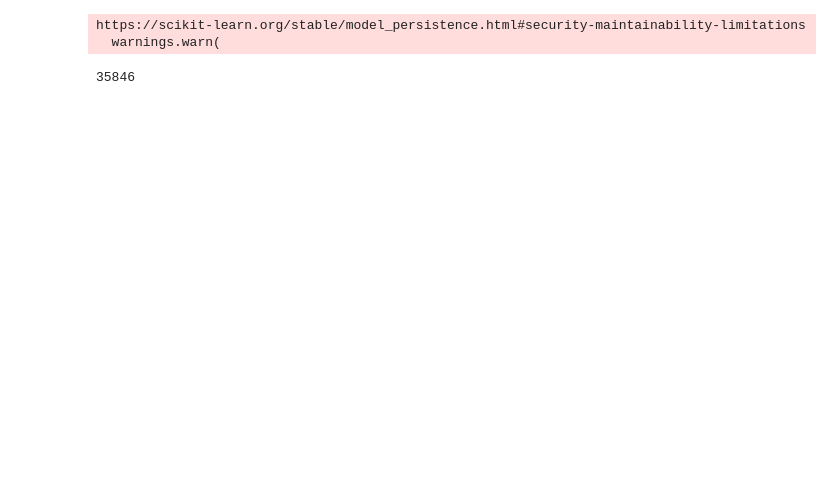
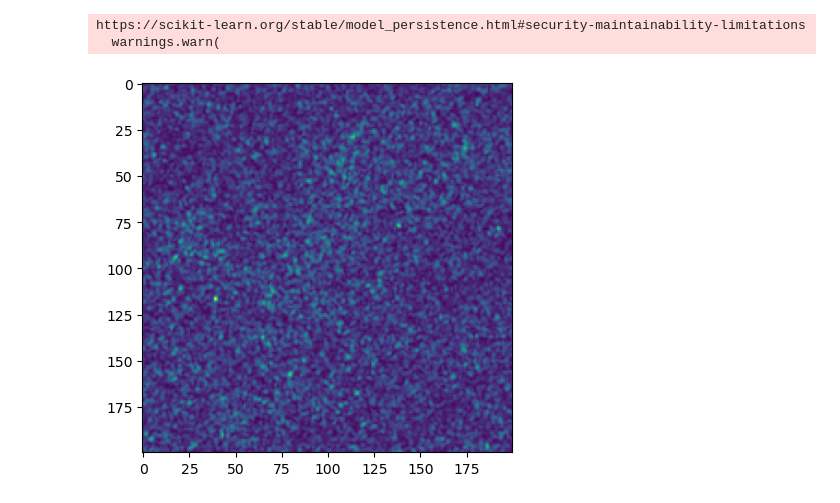
Before and after one commit to SEE-GEO/sarssw, a Jupyter notebook: sar_survey/loading_sar_dataset.ipynb, the cells around one changed output. Cells and saved outputs as stored; diff of their text form; code cells hidden in the pictures; blank space fills up the shorter version.

```diff
--- a/sar_survey/loading_sar_dataset.ipynb
+++ b/sar_survey/loading_sar_dataset.ipynb
@@ -20,9 +21,3 @@ from skimage import io, color, img_as_ubyte
 
 from sklearn.svm import SVC
 from sklearn.model_selection import train_test_split
-# %%
-with open('./out/homogenity_svc.pkl', 'rb') as f:
-    svc = pickle.load(f)
-# %% [output]
-https://scikit-learn.org/stable/model_persistence.html#security-maintainability-limitations
-  warnings.warn(
@@ -35 +24,11 @@ with open(os.path.join(write_folder, result_df_fn),'rb') as f_r:
+# %%
+sar_dir = '/data/exjobb/sarssw/sar_multiprocess/'
+bouy_survey_dir = '../bouy_survey/1h_survey/result_df'
+svc_dir = './out/homogenity_svc.pkl'
+
+with open(svc_dir, 'rb') as f: svc = pickle.load(f)
+with open(bouy_survey_dir,'rb') as f_r: bouy_survey_df = pickle.load(f_r)
+# %% [output]
+https://scikit-learn.org/stable/model_persistence.html#security-maintainability-limitations
+  warnings.warn(
 # %%
@@ -57,6 +57,7 @@ def sar_gen(only_center = False):
-# %%
-len(os.listdir(sar_dataset_path))
-# %% [output]
-35846
+# %%
+plt.imshow(next(sar_gen(sar_dir)))
+plt.show()
+# %% [output]
+[figure, added]
 # %%
 fig, axes = plt.subplots(nrows=10, ncols=10, figsize=(10, 10))
```
Also changed, not shown: parts of 11 cells of this notebook.
